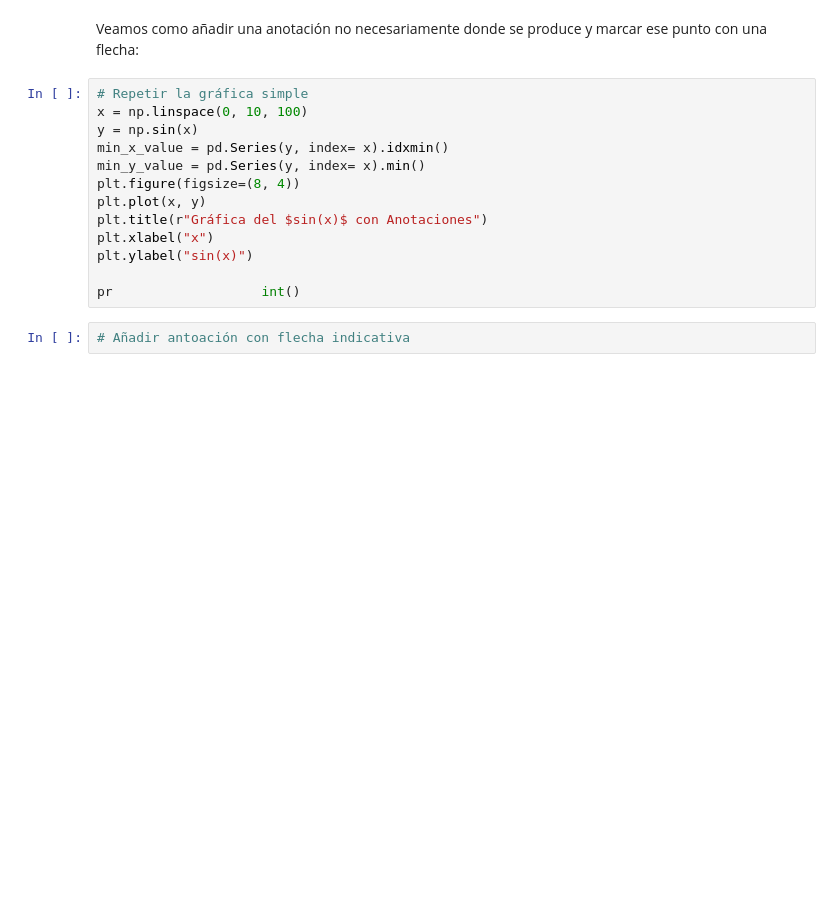
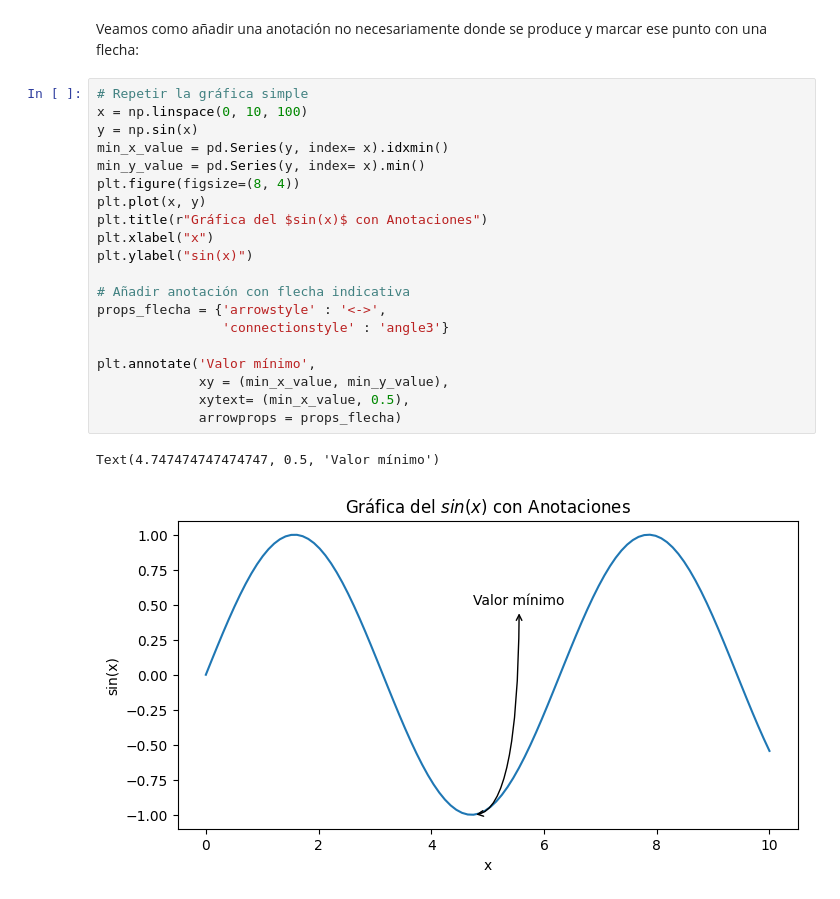
Before and after one commit to elecomexp/ONLINE_DS_THEBRIDGE_2024, a Jupyter notebook: 03_Analisis_Datos/S08_Visualización_Presentacion/U01_Visualizacion_Basica/07_Elementos_de_Apoyo.ipynb, the cells around one changed output. Cells and saved outputs as stored; diff of their text form; blank space fills up the shorter version.

```diff
--- a/03_Analisis_Datos/S08_Visualización_Presentacion/U01_Visualizacion_Basica/07_Elementos_de_Apoyo.ipynb
+++ b/03_Analisis_Datos/S08_Visualización_Presentacion/U01_Visualizacion_Basica/07_Elementos_de_Apoyo.ipynb
@@ -199,15 +184,23 @@ Veamos como añadir una anotación no necesariamente donde se produce y marcar e
 # %%
 # Repetir la gráfica simple
 x = np.linspace(0, 10, 100)
 y = np.sin(x)
 min_x_value = pd.Series(y, index= x).idxmin()
 min_y_value = pd.Series(y, index= x).min()
 plt.figure(figsize=(8, 4))
 plt.plot(x, y)
 plt.title(r"Gráfica del $sin(x)$ con Anotaciones")
 plt.xlabel("x")
 plt.ylabel("sin(x)")
 
-pr                   int()
+# Añadir anotación con flecha indicativa
+props_flecha = {'arrowstyle' : '<->',
+                'connectionstyle' : 'angle3'}
+
+plt.annotate('Valor mínimo',
+             xy = (min_x_value, min_y_value),
+             xytext= (min_x_value, 0.5),
+             arrowprops = props_flecha)
+# %% [output]
+Text(4.747474747474747, 0.5, 'Valor mínimo')
+[figure, added]
-# %%
-# Añadir antoación con flecha indicativa
```
Also changed, not shown: parts of 4 cells of this notebook.
